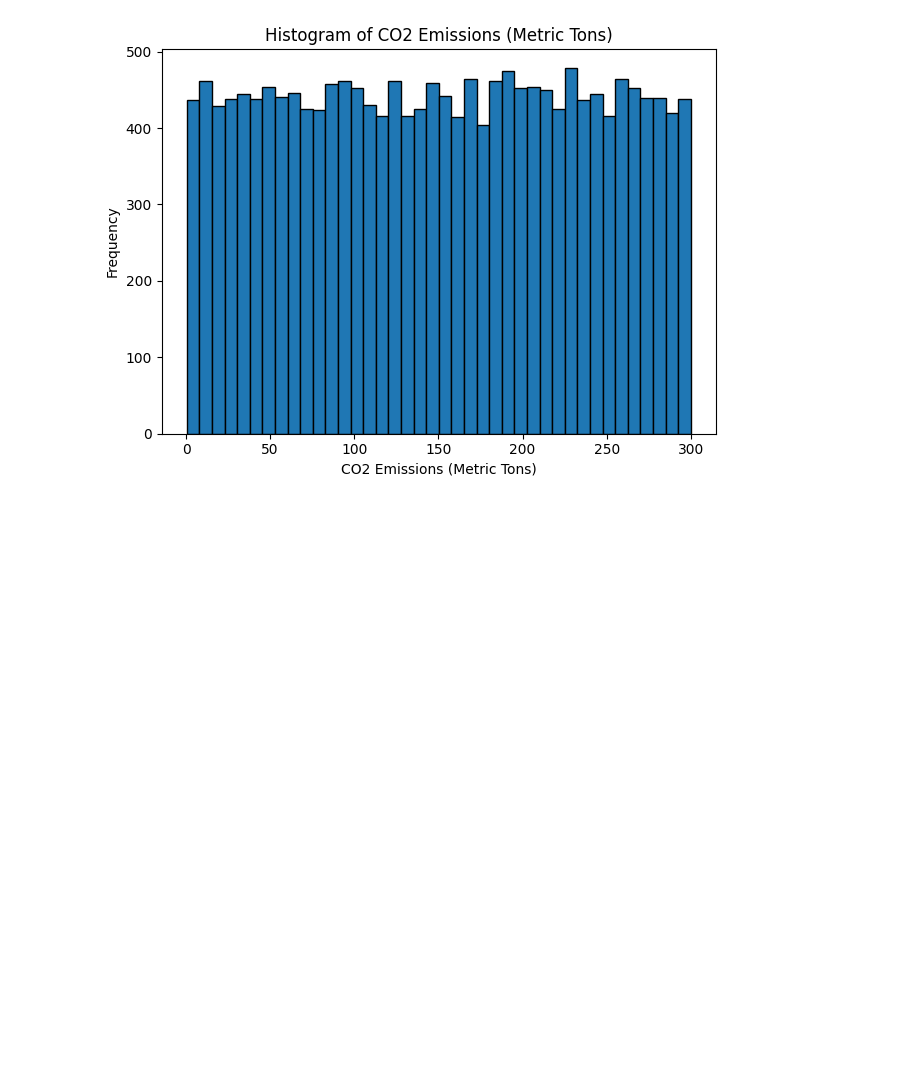
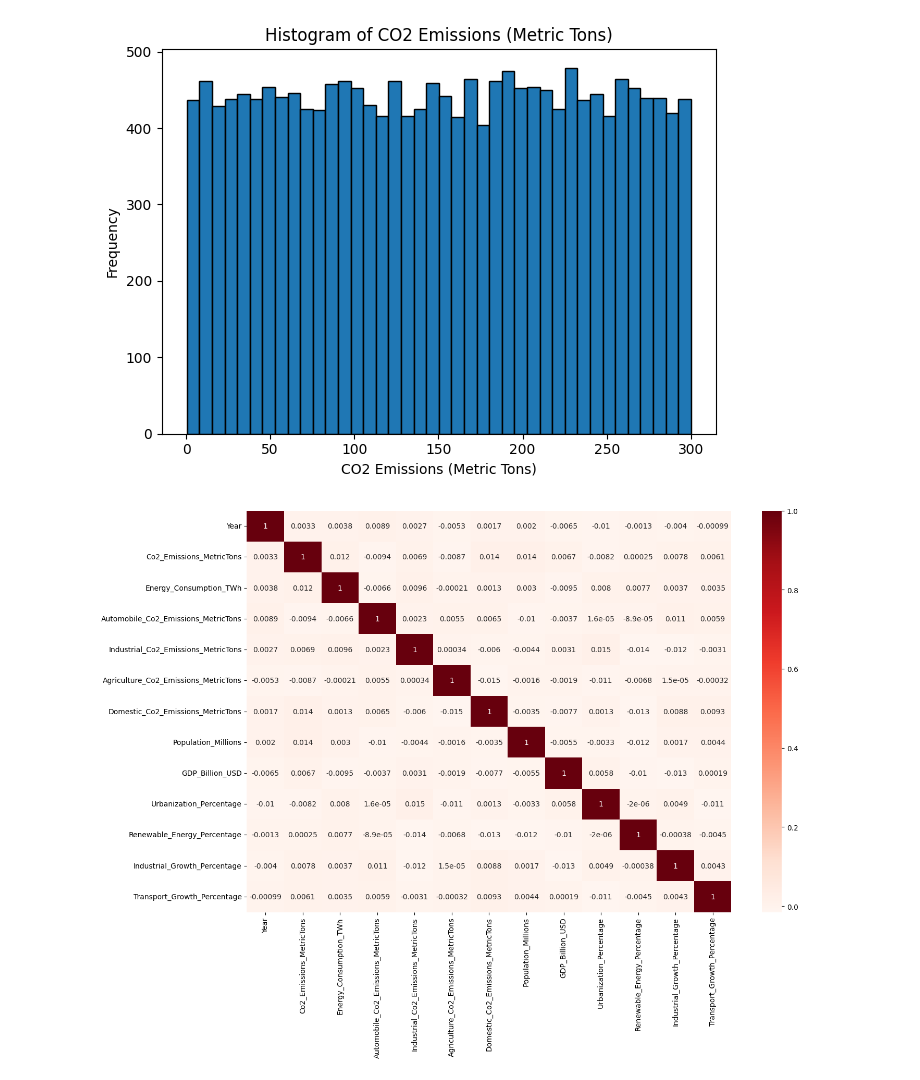
Before and after one commit to mohamed21-finite/Decodelabs_Internship, a Jupyter notebook: week1/Task1.ipynb, the cells around one changed output. Drawn from its saved outputs; the diff is of its cells as text; code cells hidden in the pictures; blank space fills up the shorter version.

Commit message:
Data Visualization

```diff
--- a/week1/Task1.ipynb
+++ b/week1/Task1.ipynb
@@ -222,3 +239,11 @@ plt.tight_layout()
 plt.show()
 # %% [output]
 [figure]
+# %%
+import seaborn as sns
+
+plt.figure(figsize=(15,10))
+sns.heatmap(df1.corr(numeric_only=True), annot=True, cmap='Reds')
+plt.show()
+# %% [output]
+[figure, added]
```
Also changed, not shown: parts of 1 cell of this notebook.
